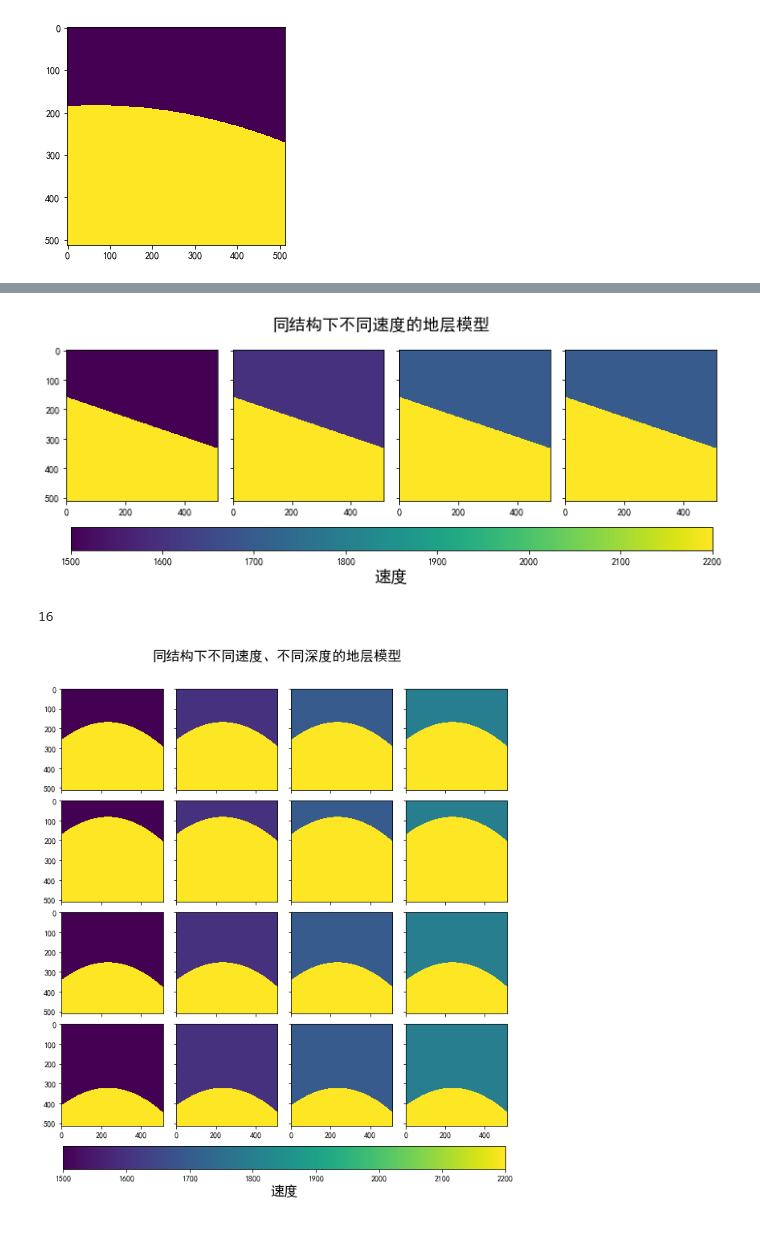
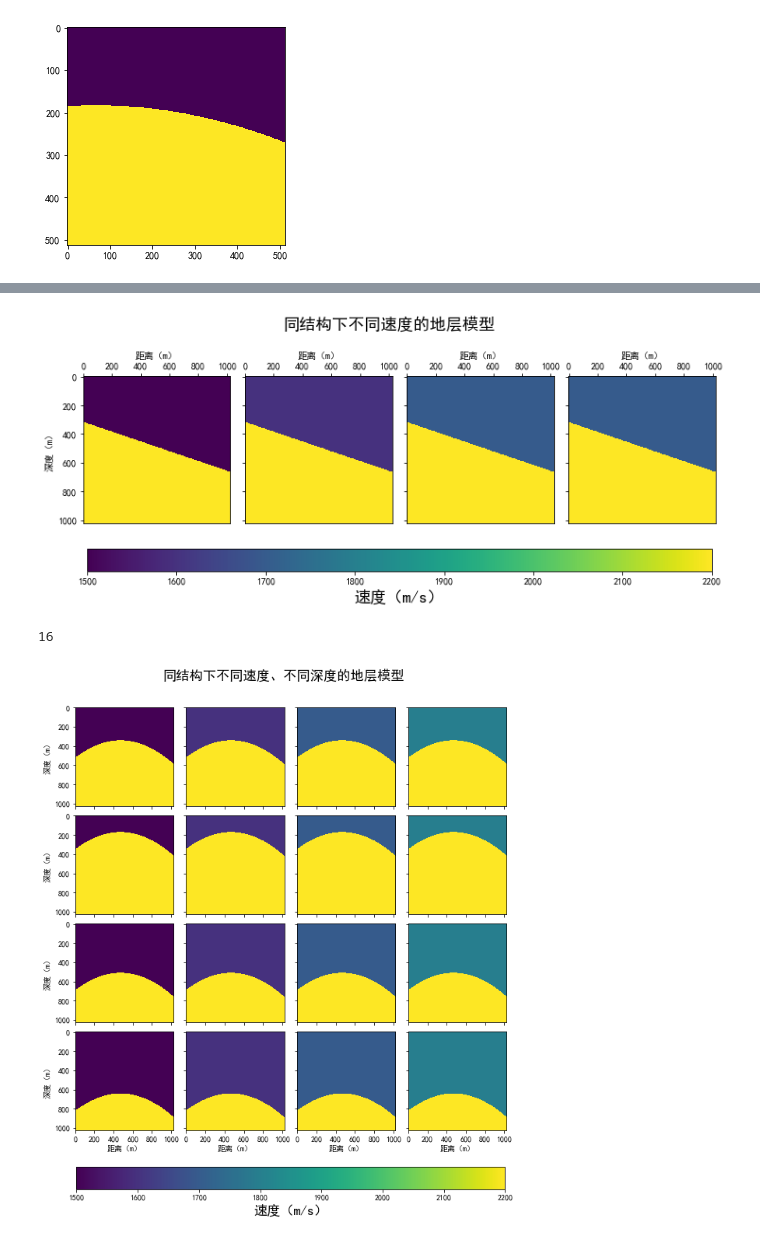
Before and after one commit to zongzhimin/diqiuwuli_public, a Jupyter notebook: lunwen/tubiao/data_for_lunwen.ipynb, the cells around one changed output, grey strips where cells are left out. Cells and saved outputs as stored; diff of their text form; code cells hidden in the pictures.

```diff
--- a/lunwen/tubiao/data_for_lunwen.ipynb
+++ b/lunwen/tubiao/data_for_lunwen.ipynb
@@ -58,12 +68,19 @@ Nr = 1
 Nc = 3
 
 fig, axs = plt.subplots(Nr, Nc,figsize=(18, 12))
-fig.suptitle('地层模型',y=0.94,fontsize='xx-large')
-
+fig.suptitle('地层模型',y=0.75,fontsize='xx-large')
 images = []
 # for i in range(Nr):
 for j in range(Nc):
     # Generate data with a range that varies from one plot to the next.
+    axs[j].xaxis.set_ticks_position('top')
+    axs[j].set_xlabel('距离（m）')
+    axs[j].set_ylabel('深度（m）')
+    axs[j].set_xticks([0,100,200,300,400,500])
+    axs[j].set_xticklabels([0,200,400,600,800,1000])
+    axs[j].set_yticks([0,100,200,300,400,500])
+    axs[j].set_yticklabels([0,200,400,600,800,1000])
+    axs[j].xaxis.set_label_position('top')
     images.append(axs[j].imshow(vpdatas[j]))
     axs[j].label_outer()
 
@@ -74,8 +91,9 @@ norm = colors.Normalize(vmin=vmin, vmax=vmax)
 for im in images:
     im.set_norm(norm)
 
-cbar  = fig.colorbar(images[0], ax=axs, orientation='horizontal', fraction=.4)
-cbar.set_label('速度',fontsize='xx-large')
+position=fig.add_axes([0.13, 0.25, 0.765, 0.04])#位置[x,y,宽,高]
+cbar  = fig.colorbar(images[0], ax=axs,cax=position, orientation='horizontal', fraction=.4)
+cbar.set_label('速度（m/s）',fontsize='xx-large')
 
 # Make images respond to changes in the norm of other images (e.g. via the
 # "edit axis, curves and images parameters" GUI on Qt), but be careful not to
@@ -88,9 +106,10 @@ def update(changed_image):
             im.set_clim(changed_image.get_clim())
 
 
+
 for im in images:
     im.callbacksSM.connect('changed', update)
 
-plt.savefig(r'things/地层模型.jpg',bbox_inches='tight',dpi=300,pad_inches=0.2)
+plt.savefig(r'E:\tools\写论文\图表数据\地层模型.jpg',bbox_inches='tight',dpi=300,pad_inches=0.2)
 plt.show()
 # %% [output]
@@ -112,13 +131,13 @@ for speed in [1500, 1600, 1700, 1800]:
 #     rhodata.tofile(r'things\model_sd_' + str(count) + '.rho')
     count += 1
 # %%
-data1 = np.fromfile(r'things\model_sd_0.vp', dtype=np.float32)
+data1 = np.fromfile(r'E:\tools\写论文\图表数据\things\model_sd_0.vp', dtype=np.float32)
 vpdata1 = data1.reshape(512, 512)
-data2 = np.fromfile(r'things\model_sd_1.vp', dtype=np.float32)
+data2 = np.fromfile(r'E:\tools\写论文\图表数据\things\model_sd_1.vp', dtype=np.float32)
 vpdata2 = data2.reshape(512, 512)
-data3 = np.fromfile(r'things\model_sd_2.vp', dtype=np.float32)
+data3 = np.fromfile(r'E:\tools\写论文\图表数据\things\model_sd_2.vp', dtype=np.float32)
 vpdata3 = data3.reshape(512, 512)
-data4 = np.fromfile(r'things\model_sd_3.vp', dtype=np.float32)
+data4 = np.fromfile(r'E:\tools\写论文\图表数据\things\model_sd_3.vp', dtype=np.float32)
 vpdata4 = data3.reshape(512, 512)
 vpdatas = [vpdata1.T,vpdata2.T,vpdata3.T,vpdata3.T]
 # %%
@@ -174,44 +194,52 @@ Nr = 1
 Nc = 4
 
 fig, axs = plt.subplots(Nr, Nc,figsize=(12, 8))
-fig.suptitle('同结构下不同速度的地层模型',y=0.7,fontsize='xx-large')
+fig.suptitle('同结构下不同速度的地层模型',y=0.75,fontsize='xx-large')
 
 images = []
 # for i in range(Nr):
 for j in range(Nc):
     # Generate data with a range that varies from one plot to the next.
+    axs[j].xaxis.set_ticks_position('top')
+    axs[j].set_xlabel('距离（m）')
+    axs[j].set_ylabel('深度（m）')
+    axs[j].set_xticks([0,100,200,300,400,500])
+    axs[j].set_xticklabels([0,200,400,600,800,1000])
+    axs[j].set_yticks([0,100,200,300,400,500])
+    axs[j].set_yticklabels([0,200,400,600,800,1000])
+    axs[j].xaxis.set_label_position('top')
     images.append(axs[j].imshow(vpdatas[j]))
     axs[j].label_outer()
 
 # Find the min and max of all colors for use in setting the color scale.
 vmin = min(image.get_array().min() for image in images)
 vmax = max(image.get_array().max() for image in images)
 norm = colors.Normalize(vmin=vmin, vmax=vmax)
 for im in images:
     im.set_norm(norm)
 
 position=fig.add_axes([0.13, 0.28, 0.765, 0.04])#位置[左,y,右,高]
 cbar  = fig.colorbar(images[0], ax=axs, cax=position, orientation='horizontal', fraction=.2)
-cbar.set_label('速度',fontsize='xx-large')
+cbar.set_label('速度（m/s）',fontsize='xx-large')
 
 # Make images respond to changes in the norm of other images (e.g. via the
 # "edit axis, curves and images parameters" GUI on Qt), but be careful not to
 # recurse infinitely!
 def update(changed_image):
     for im in images:
         if (changed_image.get_cmap() != im.get_cmap()
                 or changed_image.get_clim() != im.get_clim()):
             im.set_cmap(changed_image.get_cmap())
             im.set_clim(changed_image.get_clim())
 
 
 for im in images:
     im.callbacksSM.connect('changed', update)
 plt.subplots_adjust(wspace=0.1, hspace=0.1)
-plt.savefig(r'things/同结构下不同速度的地层模型2.jpg',bbox_inches='tight',dpi=300,pad_inches=0.2)
+plt.savefig(r'E:\tools\写论文\图表数据\同结构下不同速度的地层模型2.jpg',bbox_inches='tight',dpi=300,pad_inches=0.2)
 plt.show()
 # %% [output]
-[figure, old version]
+[figure, new version]
 # %%
 count = 0
 vpdata = np.zeros((512, 512), dtype=np.float32)
@@ -258,9 +286,18 @@ fig, axs = plt.subplots(Nr, Nc,figsize=(10, 10))
 fig.suptitle('同结构下不同速度、不同深度的地层模型',y=0.95,fontsize='xx-large')
 
 images = []
+
 for i in range(Nr):
     for j in range(Nc):
         # Generate data with a range that varies from one plot to the next.
+#         axs[i,j].xaxis.set_ticks_position('top')
+        axs[i,j].set_xlabel('距离（m）')
+        axs[i,j].set_ylabel('深度（m）')
+        axs[i,j].set_xticks([0,100,200,300,400,500])
+        axs[i,j].set_xticklabels([0,200,400,600,800,1000])
+        axs[i,j].set_yticks([0,100,200,300,400,500])
+        axs[i,j].set_yticklabels([0,200,400,600,800,1000])
+#         axs[i,j].xaxis.set_label_position('top')
         images.append(axs[i,j].imshow(vpdatas[i*4+j]))
         axs[i,j].label_outer()
 
@@ -271,9 +308,9 @@ norm = colors.Normalize(vmin=vmin, vmax=vmax)
 for im in images:
     im.set_norm(norm)
 
-position=fig.add_axes([0.13, 0.05, 0.765, 0.04])#位置[左,y,右,高]
+position=fig.add_axes([0.13, 0.02, 0.765, 0.04])#位置[x,y,宽,高]
 cbar  = fig.colorbar(images[0], ax=axs, cax=position, orientation='horizontal', fraction=.2)
-cbar.set_label('速度',fontsize='xx-large')
+cbar.set_label('速度（m/s）',fontsize='xx-large')
 
 # Make images respond to changes in the norm of other images (e.g. via the
 # "edit axis, curves and images parameters" GUI on Qt), but be careful not to
@@ -289,7 +326,7 @@ def update(changed_image):
 for im in images:
     im.callbacksSM.connect('changed', update)
 plt.subplots_adjust(wspace=0.1, hspace=0.1)
-plt.savefig(r'things/同结构下不同速度、不同深度的地层模型.jpg',bbox_inches='tight',dpi=300,pad_inches=0.2)
+plt.savefig(r'E:\tools\写论文\图表数据\同结构下不同速度、不同深度的地层模型.jpg',bbox_inches='tight',dpi=300,pad_inches=0.2)
 plt.show()
 # %% [output]
-[figure, old version]
+[figure, new version]
```
Also changed, not shown: parts of 5 cells of this notebook, 59 other files.
